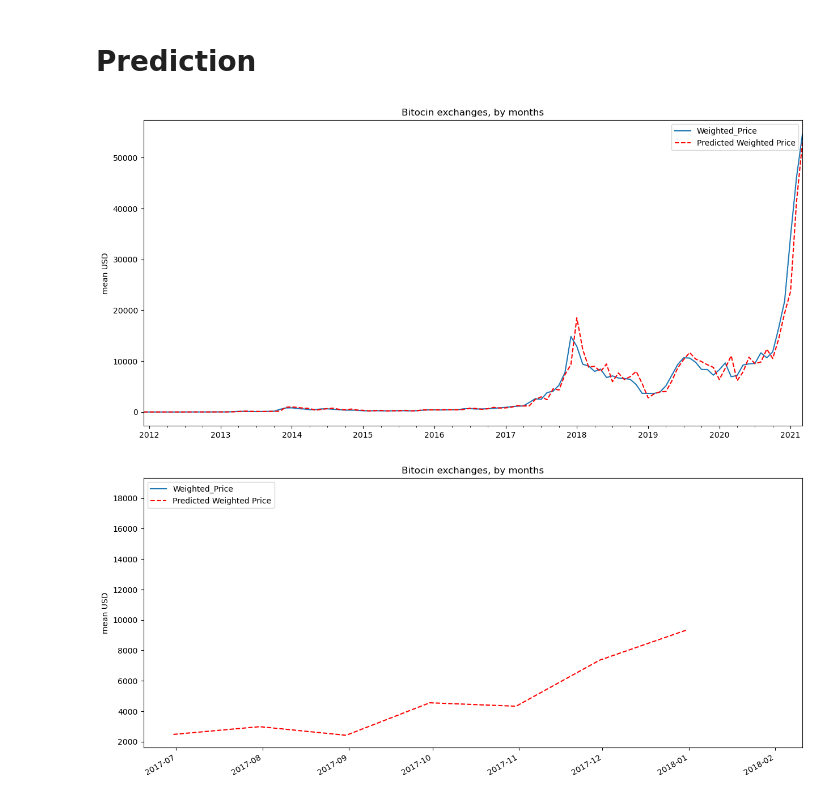
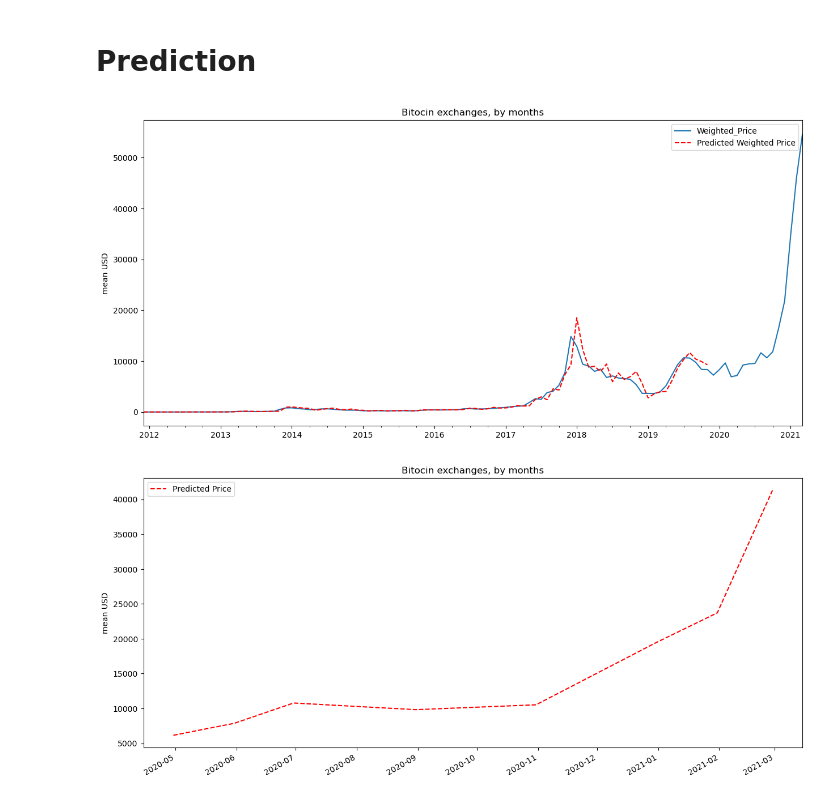
Before and after one commit to nomiruzzaman/BitcoinPricePrediction, a Jupyter notebook: bitcoin-price-prediction-using-sarima.ipynb, the cells around one changed output. Drawn from its saved outputs; the diff is of its cells as text; code cells hidden in the pictures.

Commit message:
Kaggle Notebook | Bitcoin Price Prediction using SARIMA | Version 5

```diff
--- a/bitcoin-price-prediction-using-sarima.ipynb
+++ b/bitcoin-price-prediction-using-sarima.ipynb
@@ -269,7 +269,7 @@ date_list = []
 
 future = pd.DataFrame(index=date_list, columns=df_month.columns)
 df_month2 = pd.concat([df_month2, future])
-df_month2['forecast'] = invboxcox(best_model.predict(start=0,end=120),lmbda)
+df_month2['forecast'] = invboxcox(best_model.predict(start=0,end=95),lmbda)
 plt.figure(figsize=(15,7))
 df_month2.Weighted_Price.plot()
 df_month2.forecast.plot(color='r', ls = '--',label = 'Predicted Weighted Price')
@@ -278,23 +278,23 @@ plt.title('Bitocin exchanges, by months')
 plt.ylabel('mean USD')
 plt.show()
 # %% [output]
-[figure, old version]
+[figure, new version]
 # %%
-#Prediction
+#Predicted Price
 df_month2 = df_month[['Weighted_Price']]
-date_list = [datetime(2017, 6, 30), datetime(2017, 7, 31), datetime(2017, 8, 31), datetime(2017, 9, 30),
-             datetime(2017, 10, 31), datetime(2017, 11, 30), datetime(2017, 12, 31), datetime(2018, 1, 31),
-             datetime(2018, 1, 28)]
+date_list = [datetime(2020, 3, 30),datetime(2020, 4, 30),datetime(2020, 5, 31),datetime(2020, 6, 30), datetime(2020, 8, 31),
+             datetime(2020, 10, 31), datetime(2020, 12, 31), datetime(2021, 1, 31),
+             datetime(2021, 1, 31),datetime(2021, 2,28),datetime(2021, 3,20)]
 
 future = pd.DataFrame(index=date_list, columns=df_month.columns)
 df_month2 = future
 df_month2['forecast'] = invboxcox(best_model.predict(start=0,end=1000),lmbda)
 plt.figure(figsize=(15,7))
-df_month2.Weighted_Price.plot()
-df_month2.forecast.plot(color='r', ls = '--',label = 'Predicted Weighted Price')
+
+df_month2.forecast.plot(color='r', ls = '--',label = 'Predicted Price')
 plt.legend()
 plt.title('Bitocin exchanges, by months')
 plt.ylabel('mean USD')
 plt.show()
 # %% [output]
-[figure, old version]
+[figure, new version]
```
Also changed, not shown: parts of 4 cells of this notebook.
